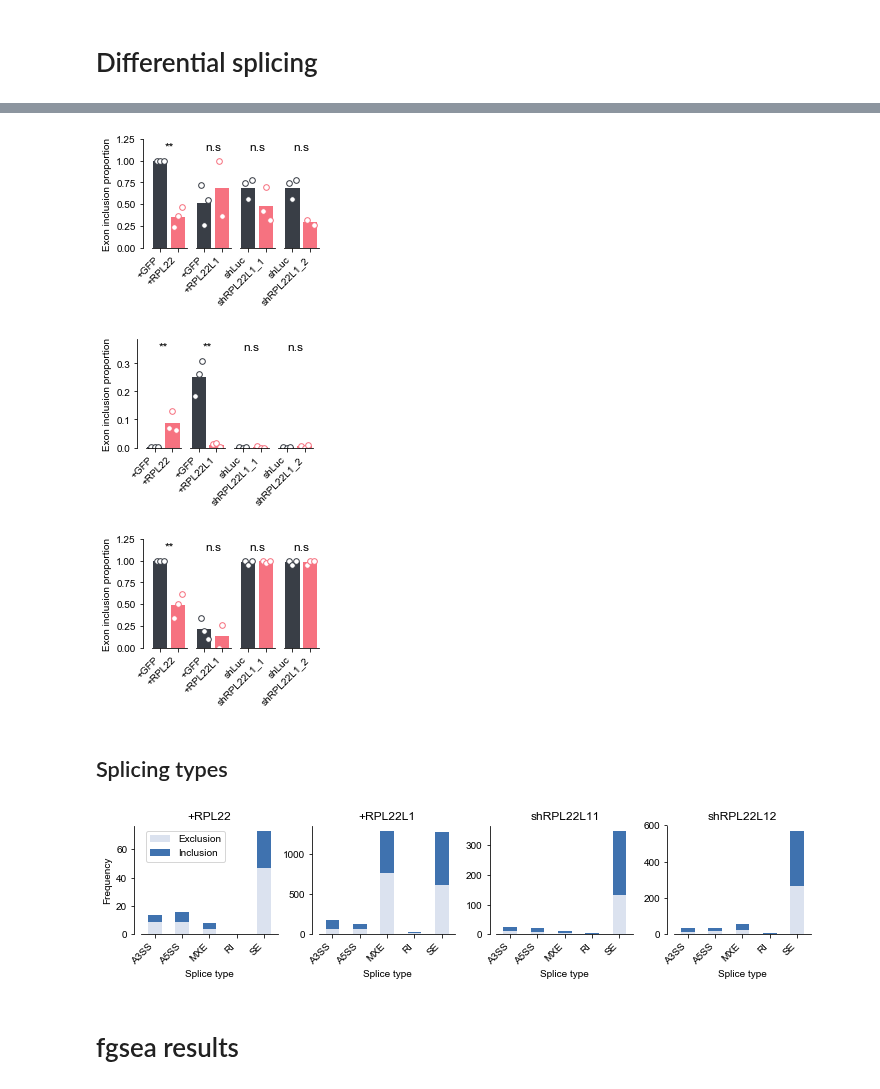
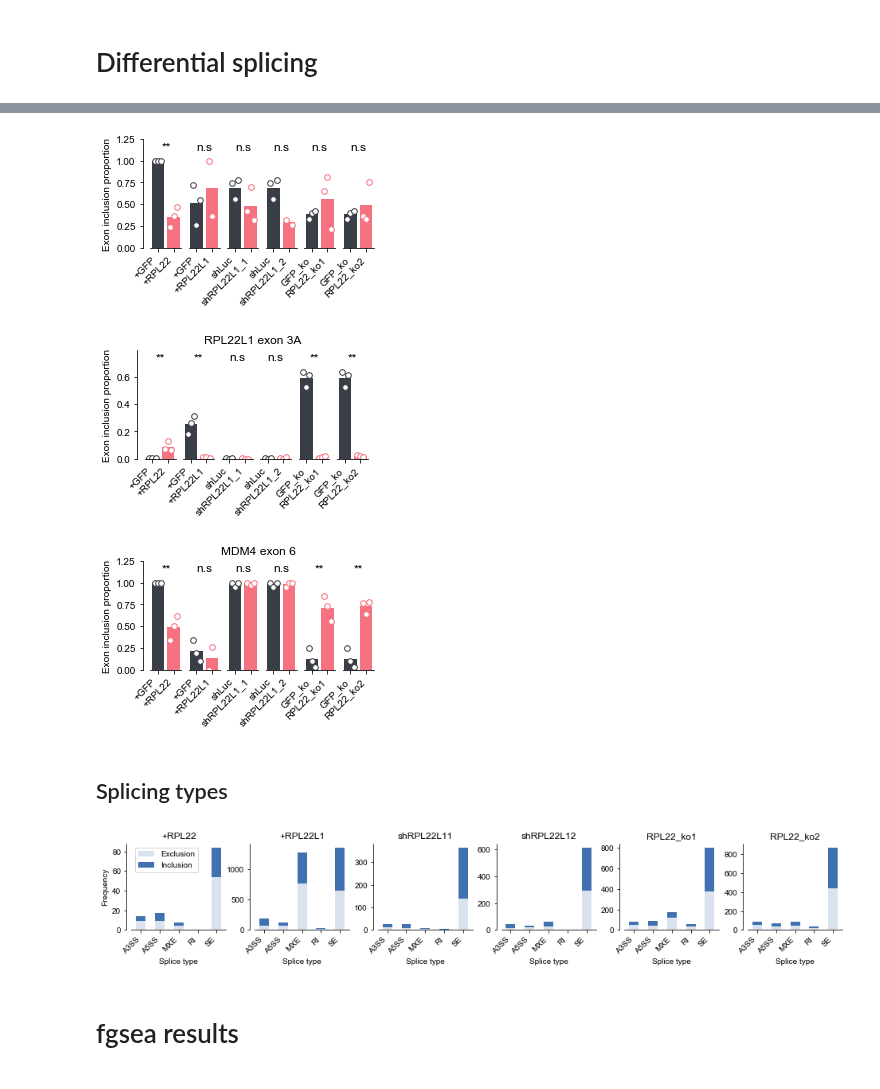
Before and after one commit to kevinhu/mdm4-splicing, a Jupyter notebook: notebooks/fig3_rnaseq.ipynb, the cells around one changed output, grey strips where cells are left out. Cells and saved outputs as stored; diff of their text form; code cells hidden in the pictures.

```diff
--- a/notebooks/fig3_rnaseq.ipynb
+++ b/notebooks/fig3_rnaseq.ipynb
@@ -243,7 +244,7 @@ def bars(annotation_id, experiment_id, diff_results, ax=None, xlabel=None, ylabe
 
 def all_bars(annotation_id, annotation_type, legend=False):
 
-    f, axes = plt.subplots(1, 4, sharey=True, figsize=(3, 2))
+    f, axes = plt.subplots(1, 6, sharey=True, figsize=(4, 2))
 
     maxes = []
 
@@ -251,21 +252,27 @@ def all_bars(annotation_id, annotation_type, legend=False):
         sleuth_sets = [rpl22_oe_transcripts,
                        rpl22l1_oe_transcripts,
                        sh704_transcripts,
-                       sh705_transcripts
+                       sh705_transcripts,
+                       rpl22_ko1_transcripts,
+                       rpl22_ko2_transcripts
                        ]
 
     elif annotation_type == "gene":
         sleuth_sets = [rpl22_oe_genes,
                        rpl22l1_oe_genes,
                        sh704_genes,
-                       sh705_genes
+                       sh705_genes,
+                       rpl22_ko1_genes,
+                       rpl22_ko2_genes
                        ]
 
     elif annotation_type == "splicing":
         sleuth_sets = [rpl22_oe_rmats,
                        rpl22l1_oe_rmats,
                        sh704_rmats,
-                       sh705_rmats
+                       sh705_rmats,
+                       rpl22_ko1_rmats,
+                       rpl22_ko2_rmats
                        ]
 
     for sleuth_idx, sleuth_set in enumerate(sleuth_sets):
@@ -383,21 +389,23 @@ all_bars("UBAP2L_ENSG00000143569_154241837_154241888_154241232_154241430_1542433
 
 plt.savefig("../plots/UBAP2L_splicing.pdf",bbox_inches="tight",background="transparent")
 # %% [output]
-[figure, old version]
+[figure, new version]
 # %%
 axes = all_bars("RPL22L1_ENSG00000163584_170585801_170585990_170585801_170585923_170586086_170586176",
      "splicing")
+plt.suptitle("RPL22L1 exon 3A")
 
 plt.savefig("../plots/RPL22L1_3A_splicing.pdf",bbox_inches="tight",background="transparent")
 # %% [output]
-[figure, old version]
+[figure, new version]
 # %%
 axes = all_bars("MDM4_ENSG00000198625_204506557_204506625_204501318_204501374_204507336_204507436",
      "splicing")
 
+plt.suptitle("MDM4 exon 6")
 plt.savefig("../plots/MDM4_6_splicing.pdf",bbox_inches="tight",background="transparent")
 # %% [output]
-[figure, old version]
+[figure, new version]
 # %% [markdown]
 ## Splicing types
 # %%
@@ -446,15 +454,17 @@ def plot_splice_types(rmats_diffs, qval_cutoff=0.01, ax=None,legend=False):
     ax.spines["right"].set_visible(False)
     ax.spines['left'].set_position(('axes', -0.05))
 # %%
-plt.figure(figsize=(12,2))
+plt.figure(figsize=(16,2))
 
 for experiment_idx, experiment in enumerate([rpl22_oe_rmats,
                                              rpl22l1_oe_rmats,
                                              sh704_rmats,
-                                             sh705_rmats
+                                             sh705_rmats,
+                                             rpl22_ko1_rmats,
+                                             rpl22_ko2_rmats
                                             ]):
 
-    ax = plt.subplot(1,4,experiment_idx+1)
+    ax = plt.subplot(1,6,experiment_idx+1)
     plot_splice_types(experiment,ax=ax,legend=experiment_idx<1)
 
     if experiment_idx > 0:
@@ -466,7 +476,7 @@ plt.subplots_adjust(wspace=0.3)
 
 plt.savefig("../plots/significant_splice_types.pdf",bbox_inches="tight",background="transparent")
 # %% [output]
-[figure, old version]
+[figure, new version]
 # %% [markdown]
 # fgsea results
 # %%
```
Also changed, not shown: parts of 11 cells of this notebook, 13 other files.
